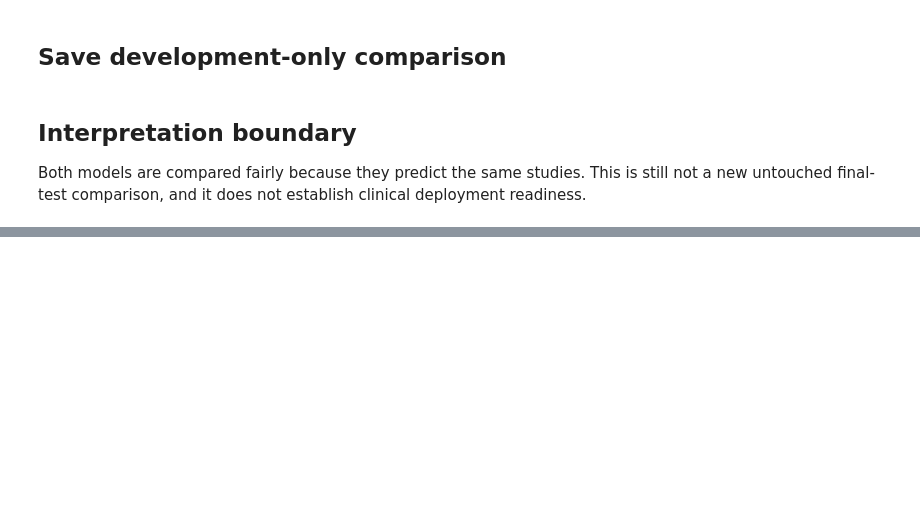
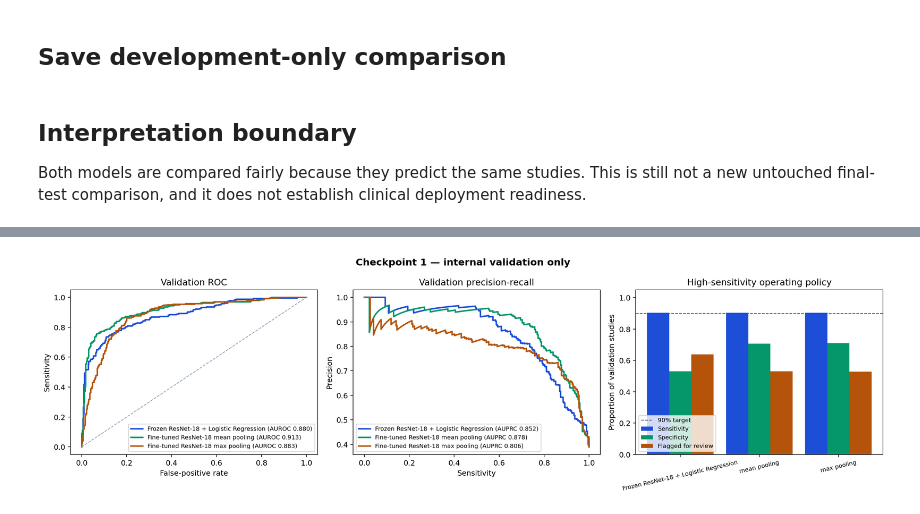
Before and after one commit to NetanelFarhi/mura-wrist-ml-pipeline, a Jupyter notebook: notebooks/06_MURA_ModelB_Evaluation_and_Comparison.ipynb, the cells around one changed output, grey strips where cells are left out. Saved outputs shown, nothing was run; the diff lists cells and outputs as text; code cells hidden in the pictures; blank space fills up the shorter version.

```diff
--- a/notebooks/06_MURA_ModelB_Evaluation_and_Comparison.ipynb
+++ b/notebooks/06_MURA_ModelB_Evaluation_and_Comparison.ipynb
@@ -205,0 +232,6 @@ Both models are compared fairly because they predict the same studies. This is s
+# %%
+# ROC, precision–recall, and high-sensitivity workload comparison.
+from IPython.display import Image, display
+display(Image(filename='../docs/results/checkpoint1/validation_model_comparison.png'))
+# %% [output]
+[figure, added]
```
Also changed, not shown: parts of 2 cells of this notebook, 8 other files.
